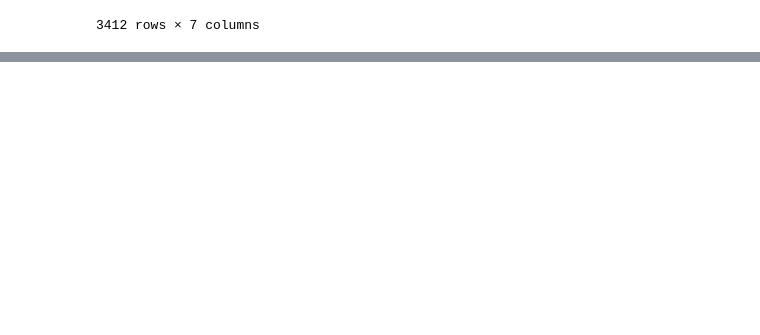
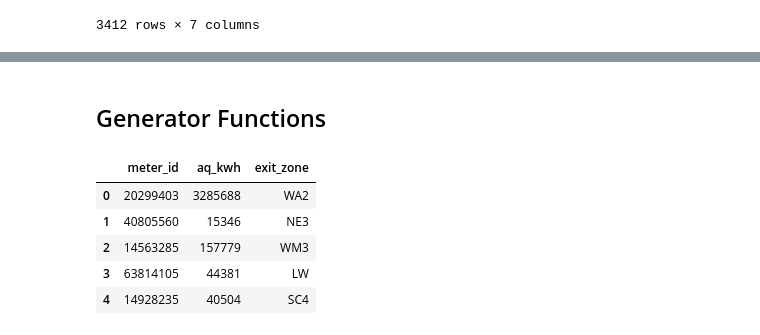
Before and after one commit to SonoDavid/gorilla-task, a Jupyter notebook: gorila_test.ipynb, the cells around one changed output, grey strips where cells are left out. Cells and saved outputs as stored; diff of their text form; code cells hidden in the pictures; blank space fills up the shorter version.

```diff
--- a/gorila_test.ipynb
+++ b/gorila_test.ipynb
@@ -93,0 +133,2 @@ result
+# %% [markdown]
+## Generator Functions
@@ -93,0 +147,9 @@ result
+# %%
+random_meters
+# %% [output]
+|  | meter_id | aq_kwh | exit_zone |
+| 0 | 20299403 | 3285688 | WA2 |
+| 1 | 40805560 | 15346 | NE3 |
+| 2 | 14563285 | 157779 | WM3 |
+| 3 | 63814105 | 44381 | LW |
+| 4 | 14928235 | 40504 | SC4 |
```
Also changed, not shown: parts of 30 cells of this notebook, 1 other file.
